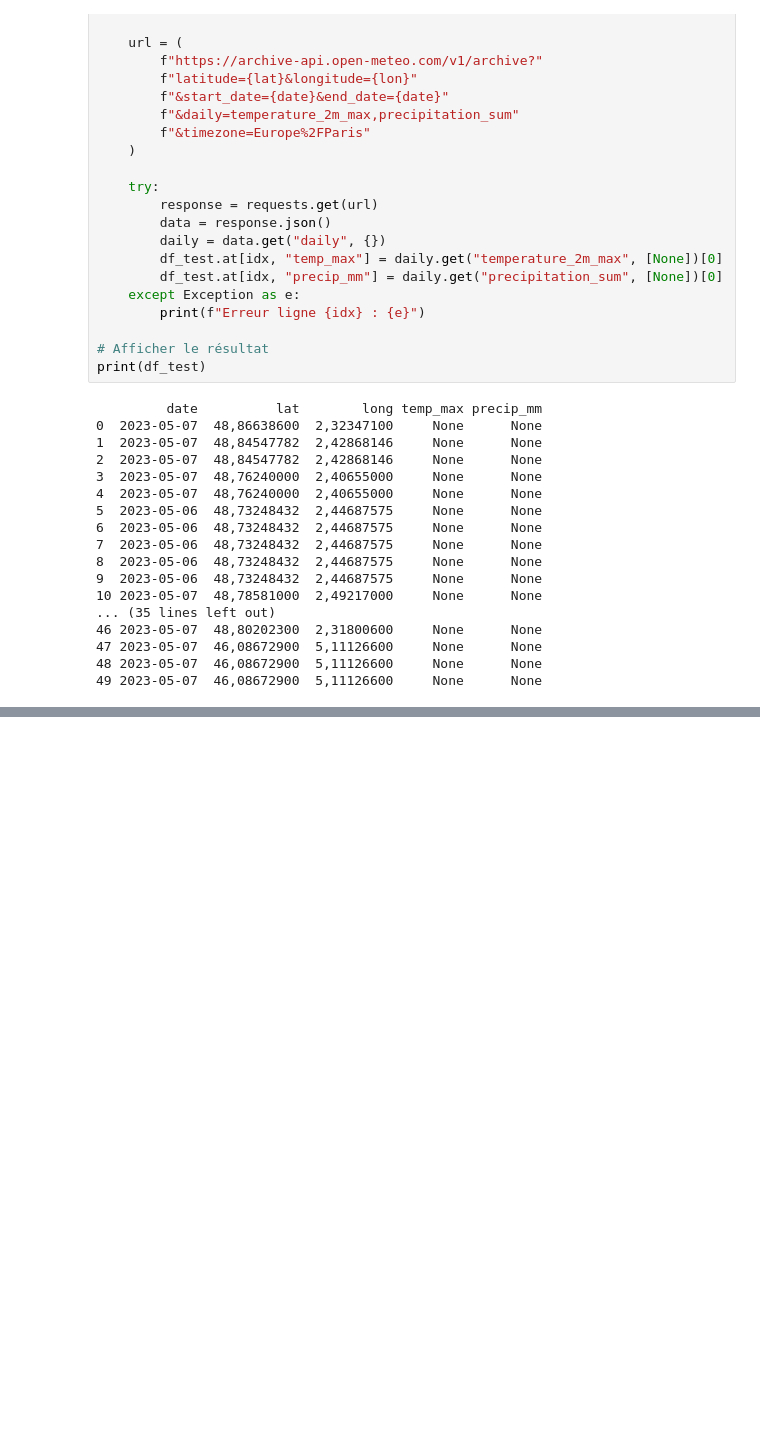
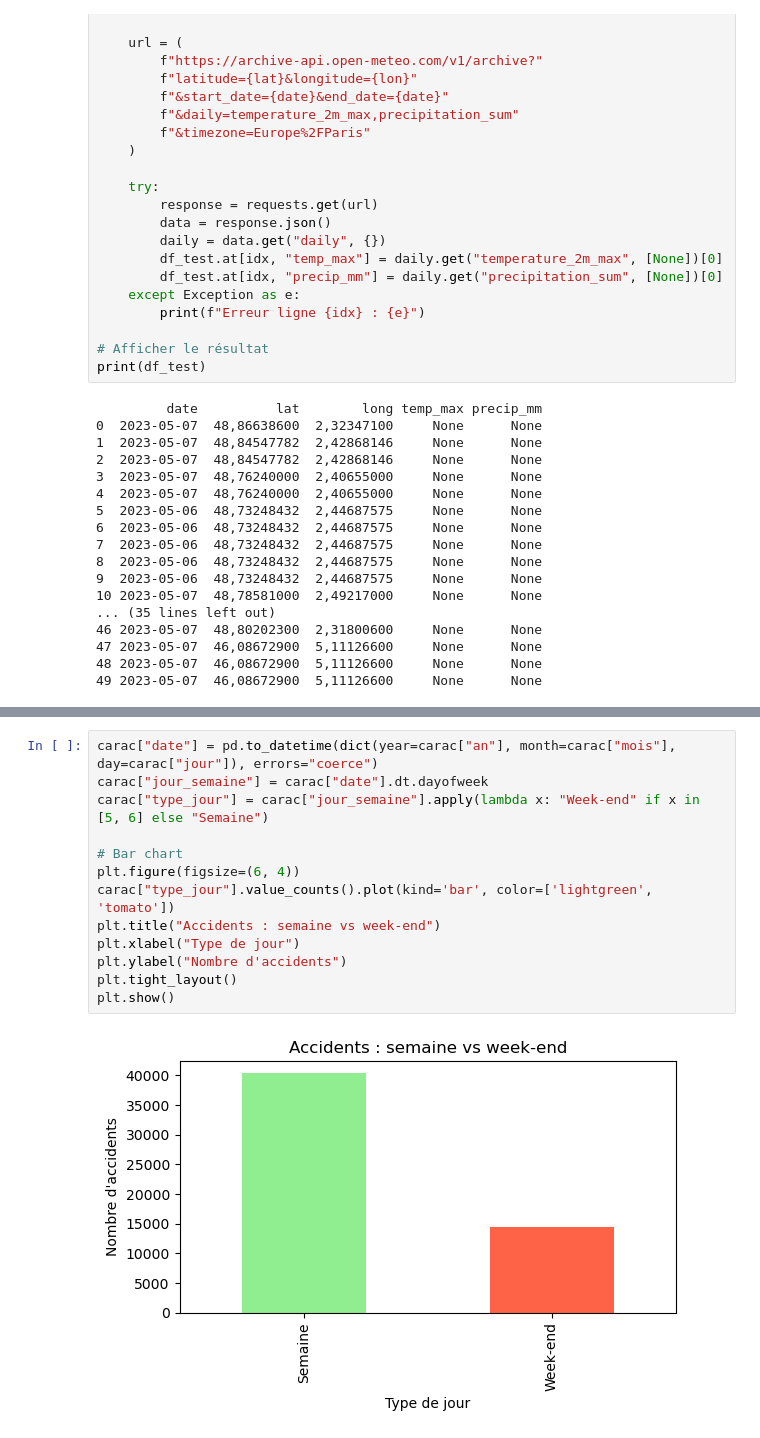
Before and after one commit to Rayan-Nemri/projetRydna, a Jupyter notebook: accident2023.ipynb, the cells around one changed output, grey strips where cells are left out. Drawn from its saved outputs; the diff is of its cells as text; blank space fills up the shorter version.

```diff
--- a/accident2023.ipynb
+++ b/accident2023.ipynb
@@ -316,0 +319,15 @@ plt.show()
+# %%
+carac["date"] = pd.to_datetime(dict(year=carac["an"], month=carac["mois"], day=carac["jour"]), errors="coerce")
+carac["jour_semaine"] = carac["date"].dt.dayofweek
+carac["type_jour"] = carac["jour_semaine"].apply(lambda x: "Week-end" if x in [5, 6] else "Semaine")
+
+# Bar chart
+plt.figure(figsize=(6, 4))
+carac["type_jour"].value_counts().plot(kind='bar', color=['lightgreen', 'tomato'])
+plt.title("Accidents : semaine vs week-end")
+plt.xlabel("Type de jour")
+plt.ylabel("Nombre d'accidents")
+plt.tight_layout()
+plt.show()
+# %% [output]
+[figure, added]
```
Also changed, not shown: parts of 2 cells of this notebook.
